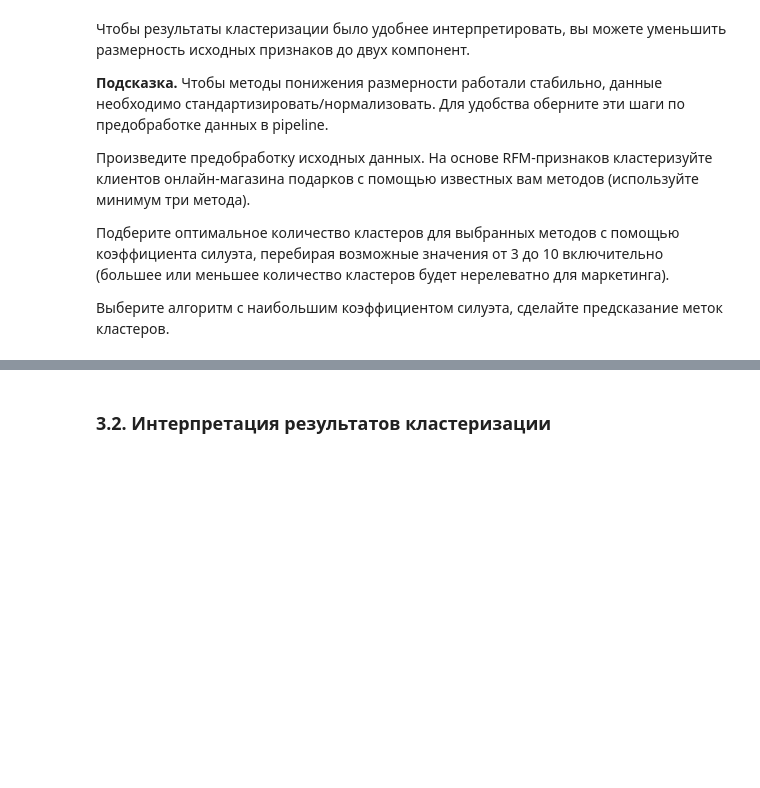
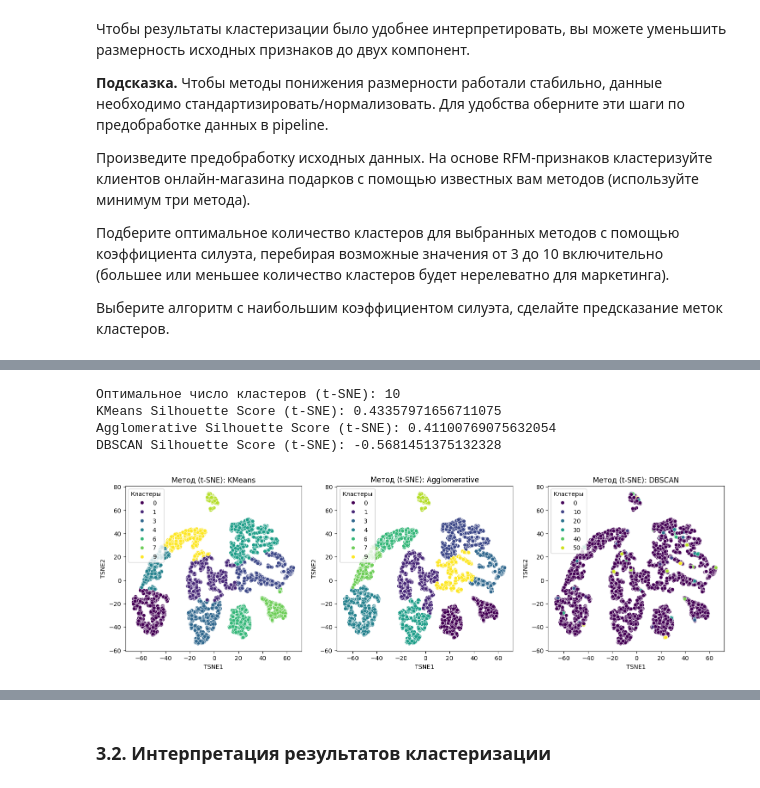
Before and after one commit to crazymarmot/sf_data_sience, a Jupyter notebook: PROJECT_6__Сегментация_клиентов_онлайн_магазина.ipynb, the cells around one changed output, grey strips where cells are left out. Saved outputs shown, nothing was run; the diff lists cells and outputs as text; code cells hidden in the pictures; blank space fills up the shorter version.

```diff
--- a/PROJECT_6__Сегментация_клиентов_онлайн_магазина.ipynb
+++ b/PROJECT_6__Сегментация_клиентов_онлайн_магазина.ipynb
@@ -771,0 +796,51 @@ plt.show()
+# %%
+# Применяем t-SNE
+tsne = TSNE(n_components=2, random_state=42)
+rfm_tsne = tsne.fit_transform(rfm_scaled)
+rfm_tsne_df = pd.DataFrame(rfm_tsne, columns=['TSNE1', 'TSNE2'], index=rfm_filtered.index)
+
+# Подбор оптимального количества кластеров
+silhouette_scores = {}
+
+for n_clusters in cluster_range:
+    kmeans = KMeans(n_clusters=n_clusters, random_state=42)
+    cluster_labels = kmeans.fit_predict(rfm_tsne_df)
+    score = silhouette_score(rfm_tsne_df, cluster_labels)
+    silhouette_scores[n_clusters] = score
+
+best_n_clusters = max(silhouette_scores, key=silhouette_scores.get)
+print(f'Оптимальное число кластеров (t-SNE): {best_n_clusters}')
+
+# Кластеризация
+kmeans = KMeans(n_clusters=best_n_clusters, random_state=42)
+agglomerative = AgglomerativeClustering(n_clusters=best_n_clusters)
+dbscan = DBSCAN(eps=0.5, min_samples=5)
+
+rfm_tsne_df['KMeans'] = kmeans.fit_predict(rfm_tsne_df)
+rfm_tsne_df['Agglomerative'] = agglomerative.fit_predict(rfm_tsne_df)
+rfm_tsne_df['DBSCAN'] = dbscan.fit_predict(rfm_tsne_df)
+
+# Silhouette Score
+print(f"KMeans Silhouette Score (t-SNE): {silhouette_score(rfm_tsne_df, rfm_tsne_df['KMeans'])}")
+print(f"Agglomerative Silhouette Score (t-SNE): {silhouette_score(rfm_tsne_df, rfm_tsne_df['Agglomerative'])}")
+
+if len(set(rfm_tsne_df['DBSCAN'])) > 1:
+    print(f"DBSCAN Silhouette Score (t-SNE): {silhouette_score(rfm_tsne_df, rfm_tsne_df['DBSCAN'])}")
+else:
+    print("DBSCAN Silhouette Score (t-SNE): Невозможно вычислить (все точки в одном кластере)")
+
+# Визуализация
+fig, axes = plt.subplots(1, 3, figsize=(18, 5))
+
+for i, method in enumerate(['KMeans', 'Agglomerative', 'DBSCAN']):
+    sns.scatterplot(x='TSNE1', y='TSNE2', hue=method, data=rfm_tsne_df, palette='viridis', ax=axes[i])
+    axes[i].set_title(f'Метод (t-SNE): {method}')
+    axes[i].legend(title='Кластеры')
+
+plt.show()
+# %% [output]
+Оптимальное число кластеров (t-SNE): 10
+KMeans Silhouette Score (t-SNE): 0.43357971656711075
+Agglomerative Silhouette Score (t-SNE): 0.41100769075632054
+DBSCAN Silhouette Score (t-SNE): -0.5681451375132328
+[figure, added]
```
Also changed, not shown: parts of 12 cells of this notebook.
